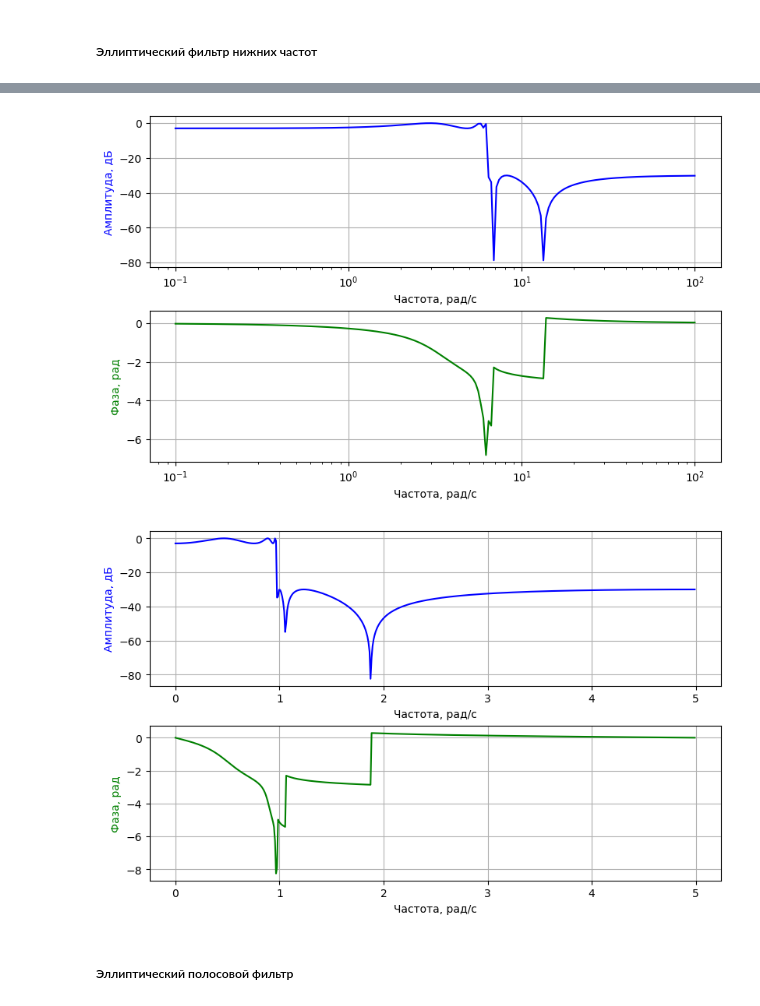
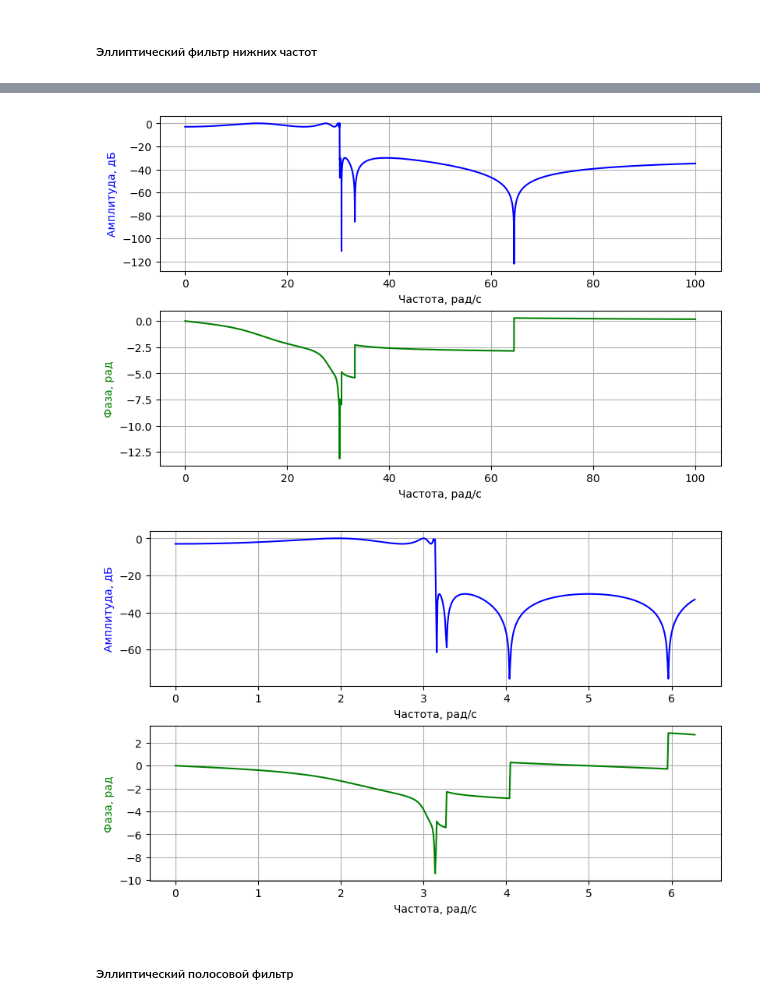
Before and after one commit to sethlearning/DigitalSignalProcessingWorkbooks, a Jupyter notebook: Filters/Synthesizing/Analog/FilterSynthesizingAnalog-6-Bilinear.ipynb, the cells around one changed output, grey strips where cells are left out. Saved outputs shown, nothing was run; the diff lists cells and outputs as text; code cells hidden in the pictures.

Commit message:
Bilinear

```diff
--- a/Filters/Synthesizing/Analog/FilterSynthesizingAnalog-6-Bilinear.ipynb
+++ b/Filters/Synthesizing/Analog/FilterSynthesizingAnalog-6-Bilinear.ipynb
@@ -108,0 +108,28 @@ _ = sp.freqs(b=b, a=a, plot=FRPRDiagLog)
+# %%
+# Новая частота среза
+wo = np.pi
+# Частота дискретизации
+fs = 10
+# Pre-wrapped частота среза для использования в функции билинейного преобразования
+pwwo = 2*fs*np.tan(wo*(2*np.pi/fs)/2)
+
+# Синтез фильтра нижних частот по характеристикам прототипа
+# Возвращаемые значения:
+# b - коэффициенты прямых связей
+# a - коэффициенты обратных связей
+# Параметры:
+# b - коэффициенты прямых связей
+# a - коэффициенты обратных связей
+# wo - новая частота среза
+bt, at = sp.lp2lp(b=b, a=a, wo=wo)
+
+# Функция freqs возвращает отклик аналогового фильтра
+# Возвращаемые значения:
+# w - частоты, для которых был рассчитан отклик фильтра
+# h - отклик фильтра, представленный в виде комплексных чисел
+# Параметры:
+# b - коэффициенты прямых связей
+# a - коэффициенты обратных связей
+# Функция freqs позволяет указать в качестве параметра plot функцию для отрисовки графиков,
+# принимающую в качестве параметров частоты, для которых был измерен отклик фильтра, и комплексные значения этих откликов.
+_ = sp.freqs(b=bt, a=at, worN=np.arange(start=0, stop=2*np.pi, step=0.01), plot=FRPRDiag)
@@ -109,28 +138,26 @@ _ = sp.freqs(b=b, a=a, plot=FRPRDiagLog)
 # %%
-wo = 2*np.pi
-
-# Синтез фильтра нижних частот по характеристикам прототипа
+# Синтез фильтра нижних частот по характеристикам прототипа для pre-wrapped частоты
 # Возвращаемые значения:
 # b - коэффициенты прямых связей
 # a - коэффициенты обратных связей
 # Параметры:
 # b - коэффициенты прямых связей
 # a - коэффициенты обратных связей
 # wo - новая частота среза
-bt, at = sp.lp2lp(b=b, a=a, wo=wo)
+bt, at = sp.lp2lp(b=b, a=a, wo=pwwo)
 
 # Функция freqs возвращает отклик аналогового фильтра
 # Возвращаемые значения:
 # w - частоты, для которых был рассчитан отклик фильтра
 # h - отклик фильтра, представленный в виде комплексных чисел
 # Параметры:
 # b - коэффициенты прямых связей
 # a - коэффициенты обратных связей
 # Функция freqs позволяет указать в качестве параметра plot функцию для отрисовки графиков,
 # принимающую в качестве параметров частоты, для которых был измерен отклик фильтра, и комплексные значения этих откликов.
-_ = sp.freqs(b=bt, a=at, plot=FRPRDiagLog)
+_ = sp.freqs(b=bt, a=at, worN=np.arange(start=0, stop=100, step=0.01), plot=FRPRDiag)
 # %% [output]
-[figure, old version]
+[figure, new version]
 # %%
 # Функция bilinear синтезирует цифровой фильтр из аналогового при помощи билинейного преобразования
 # Возвращаемые значения:
@@ -140,7 +167,7 @@ _ = sp.freqs(b=bt, a=at, plot=FRPRDiagLog)
 # b - коэффициенты прямых связей
 # a - коэффициенты обратных связей
 # fs - частота дискретизации
-b1, a1 = sp.bilinear(b=bt, a=at, fs=10)
+b2, a2 = sp.bilinear(b=bt, a=at, fs=10)
 
 # Функция freqz возвращает отклик цифрового фильтра
 # Возвращаемые значения:
@@ -155,9 +182,9 @@ b1, a1 = sp.bilinear(b=bt, a=at, fs=10)
 # include_nyquist - вычислять отклик для конечной частоты (в данном случае для 2Пи), который по умолчанию не вычисляется
 # Функция freqz позволяет указать в качестве параметра plot функцию для отрисовки графиков,
 # принимающую в качестве параметров частоты, для которых был измерен отклик фильтра, и комплексные значения этих откликов.
-_ = sp.freqz(b=b1, a=a1, fs=10, plot=FRPRDiag)
+_ = sp.freqz(b=b2, a=a2, worN=np.arange(start=0, stop=2*np.pi, step=0.01), fs=10, plot=FRPRDiag)
 # %% [output]
-[figure, old version]
+[figure, new version]
 # %% [markdown]
 ##### Эллиптический полосовой фильтр
 # %%
```
Also changed, not shown: parts of 7 cells of this notebook.
